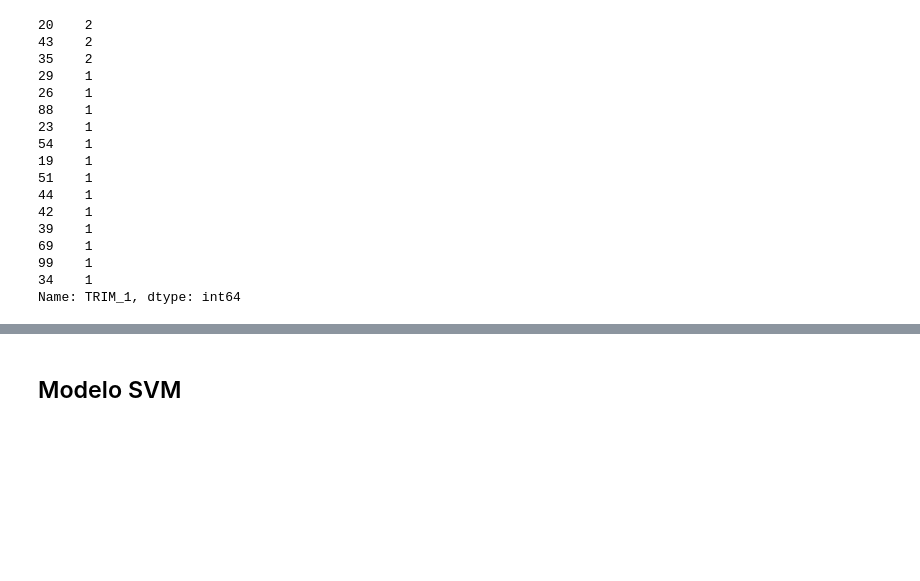
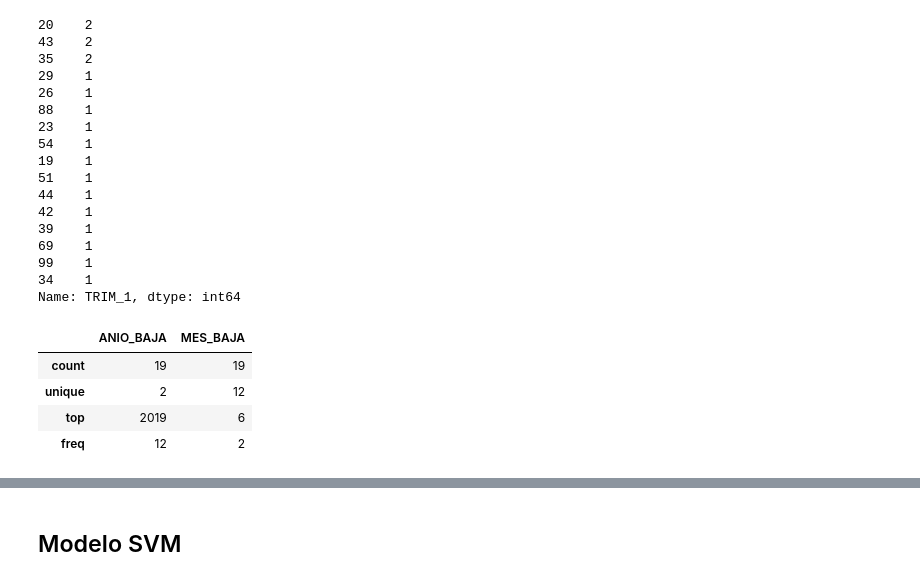
Before and after one commit to ClauCll/Curso_ML_A_Z, a Jupyter notebook: Regresión/Regresion_Bajas_Antiguedad_v4.ipynb, the cells around one changed output, grey strips where cells are left out. Drawn from its saved outputs; the diff is of its cells as text; code cells hidden in the pictures; blank space fills up the shorter version.

```diff
--- a/Regresión/Regresion_Bajas_Antiguedad_v4.ipynb
+++ b/Regresión/Regresion_Bajas_Antiguedad_v4.ipynb
@@ -94,0 +97,10 @@ Name: TRIM_1, dtype: int64
+# %%
+# Variables cualitativas (tipo object)
+# ==============================================================================
+data.select_dtypes(include=['object']).describe()
+# %% [output]
+|  | ANIO_BAJA | MES_BAJA |
+| count | 19 | 19 |
+| unique | 2 | 12 |
+| top | 2019 | 6 |
+| freq | 12 | 2 |
```
Also changed, not shown: parts of 7 cells of this notebook.
